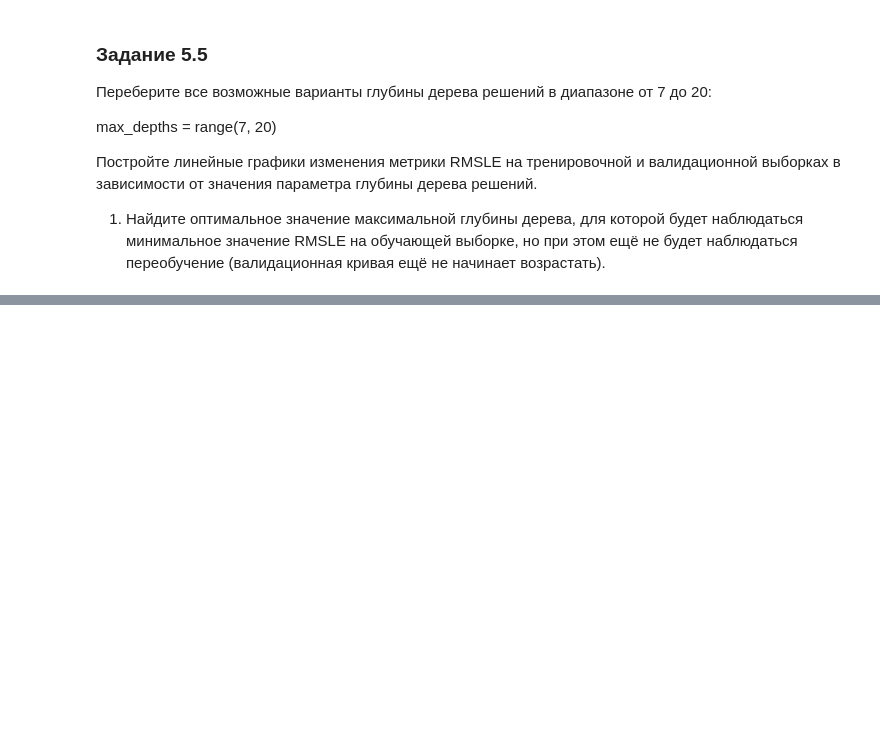
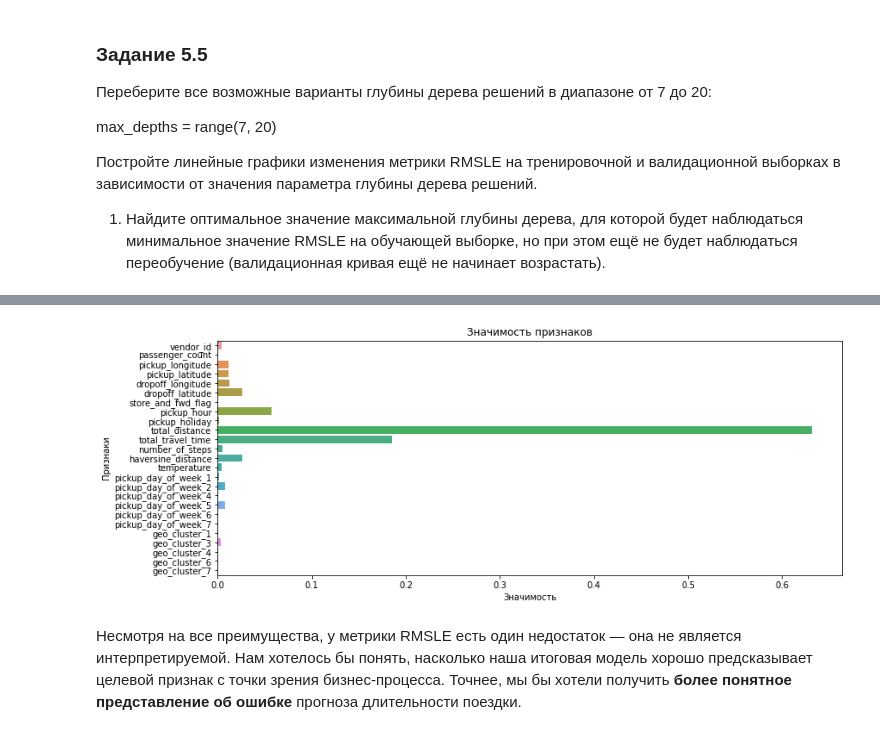
Before and after one commit to Terr14/SF_DS, a Jupyter notebook: SkillFactory/PROJECT-5. Задача регрессии/PROJECT-5. Задача регрессии.ipynb, the cells around one changed output, grey strips where cells are left out. Saved outputs shown, nothing was run; the diff lists cells and outputs as text; code cells hidden in the pictures; blank space fills up the shorter version.

```diff
--- a/SkillFactory/PROJECT-5. Задача регрессии/PROJECT-5. Задача регрессии.ipynb
+++ b/SkillFactory/PROJECT-5. Задача регрессии/PROJECT-5. Задача регрессии.ipynb
@@ -1443,0 +1536,22 @@ ax.xaxis.set_tick_params(rotation=45) #поворот меток на оси а
+# %%
+#Создаём объект класса GradientBoostingRegressor
+gb = ensemble.GradientBoostingRegressor(
+    learning_rate = 0.5,
+    n_estimators = 100,
+    max_depth = 6,
+    min_samples_split = 30,
+    random_state = 42,
+    verbose=True
+)
+
+#Обучаем модель
+gb.fit(X_train_scaled, y_train_log)
+#Делаем предсказание целевой метрики для выборок
+y_train_gb_pred = gb.predict(X_train_scaled)
+y_valid_gb_pred = gb.predict(X_valid_scaled)
+
+#Рассчитываем RMSLE для двух выборок
+print("Train RMSLE score: {:.2f}".format(
+    np.sqrt(metrics.mean_squared_error(y_train_log, y_train_gb_pred))))
+print("Valid RMSLE score: {:.2f}".format(
+    np.sqrt(metrics.mean_squared_error(y_valid_log, y_valid_gb_pred))))
@@ -1443,0 +1582,14 @@ ax.xaxis.set_tick_params(rotation=45) #поворот меток на оси а
+# %%
+fig, ax = plt.subplots(figsize=(13, 5)) #фигура + координатная плоскость
+feature = X_train_scaled.columns #признаки
+feature_importances = gb.feature_importances_ #важность признаков
+#Строим столбчатую диаграмму
+sns.barplot(y=feature, x=feature_importances, ax=ax);
+#Добавляем подпись графику, осям абсцисс и ординат
+ax.set_title('Значимость признаков')
+ax.set_ylabel('Признаки')
+ax.set_xlabel('Значимость');
+# %% [output]
+[figure, added]
+# %% [markdown]
+Несмотря на все преимущества, у метрики RMSLE есть один недостаток — она не является интерпретируемой. Нам хотелось бы понять, насколько наша итоговая модель хорошо предсказывает целевой признак с точки зрения бизнес-процесса. Точнее, мы бы хотели получить **более понятное представление об ошибке** прогноза длительности поездки.
```
Also changed, not shown: parts of 23 cells of this notebook, 1 other file.
